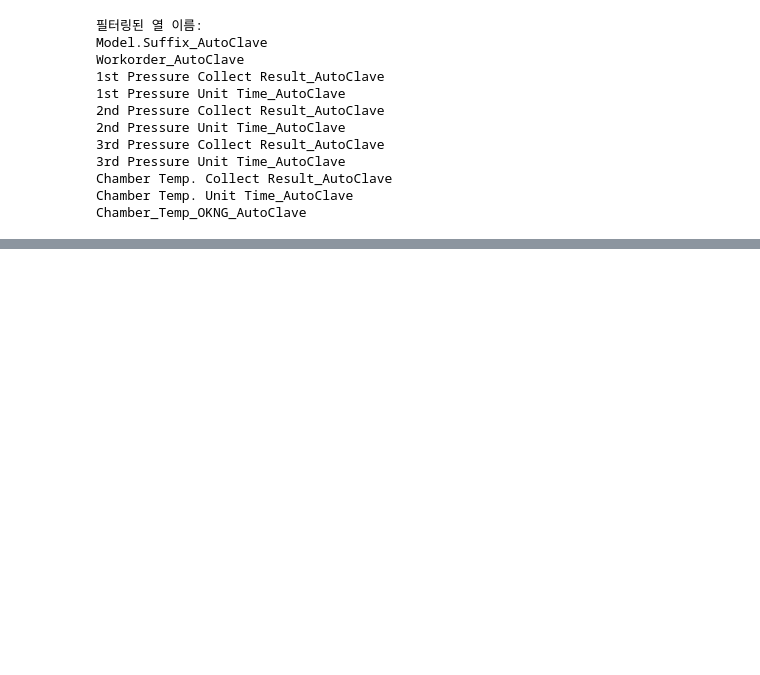
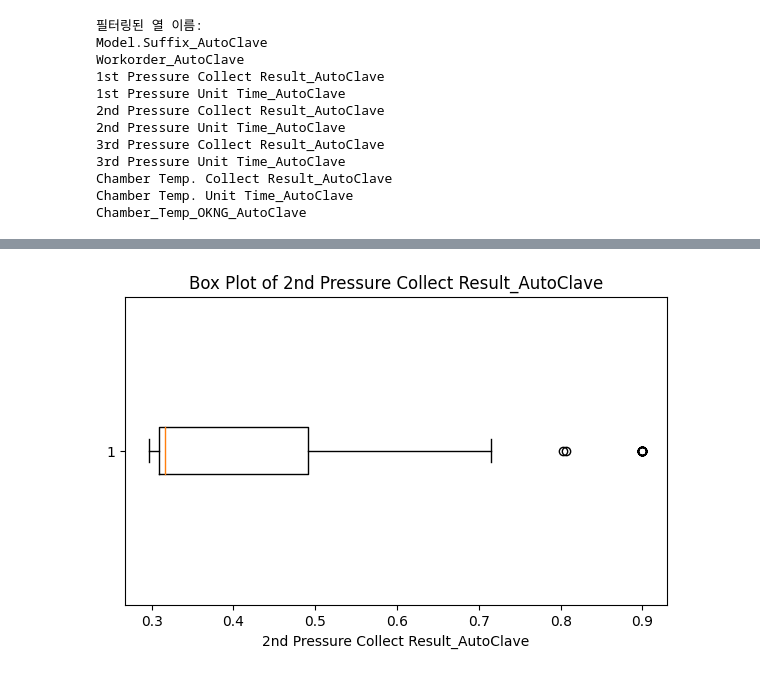
Before and after one commit to dyk9916/Lg_aimers5, a Jupyter notebook: code_log/junehong_code/0812_EDA_AutoClave.ipynb, the cells around one changed output, grey strips where cells are left out. Saved outputs shown, nothing was run; the diff lists cells and outputs as text; code cells hidden in the pictures; blank space fills up the shorter version.

```diff
--- a/code_log/junehong_code/0812_EDA_AutoClave.ipynb
+++ b/code_log/junehong_code/0812_EDA_AutoClave.ipynb
@@ -490,0 +508,4 @@ Chamber_Temp_OKNG_AutoClave
+# %%
+plot_box(train_data, '2nd Pressure Collect Result_AutoClave')
+# %% [output]
+[figure, added]
```
Also changed, not shown: parts of 37 cells of this notebook.
